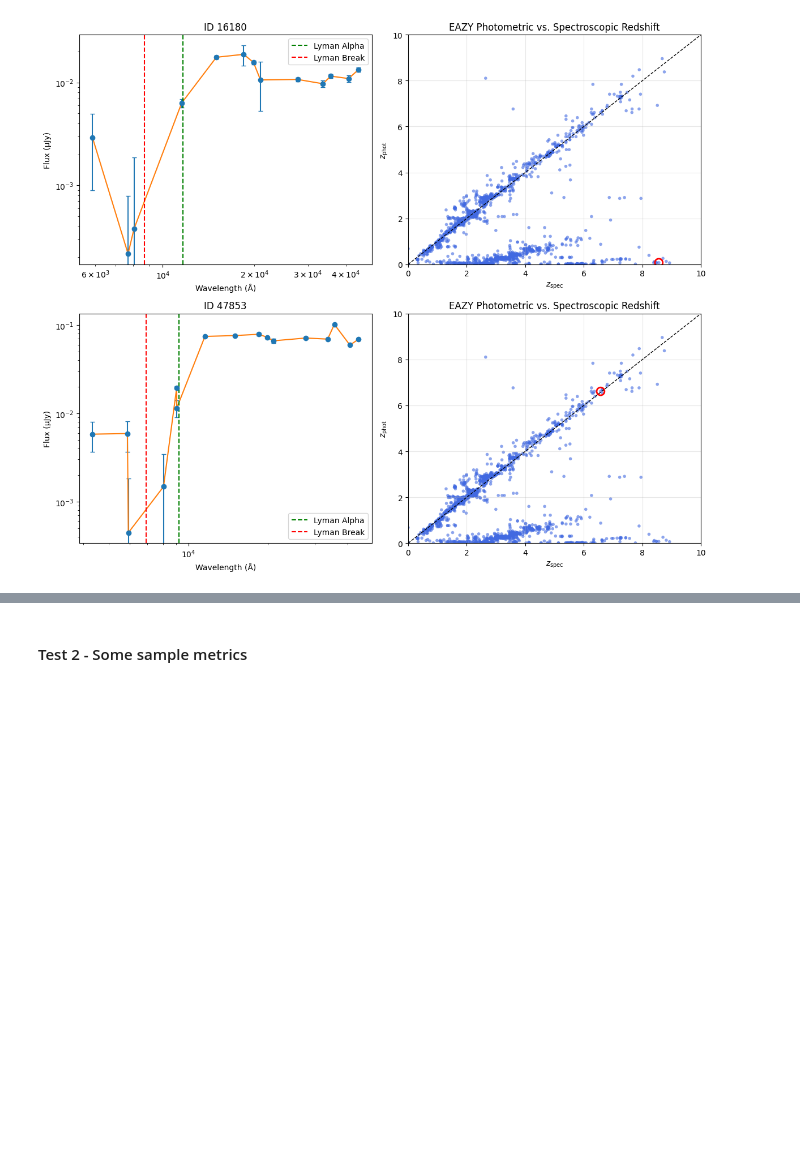
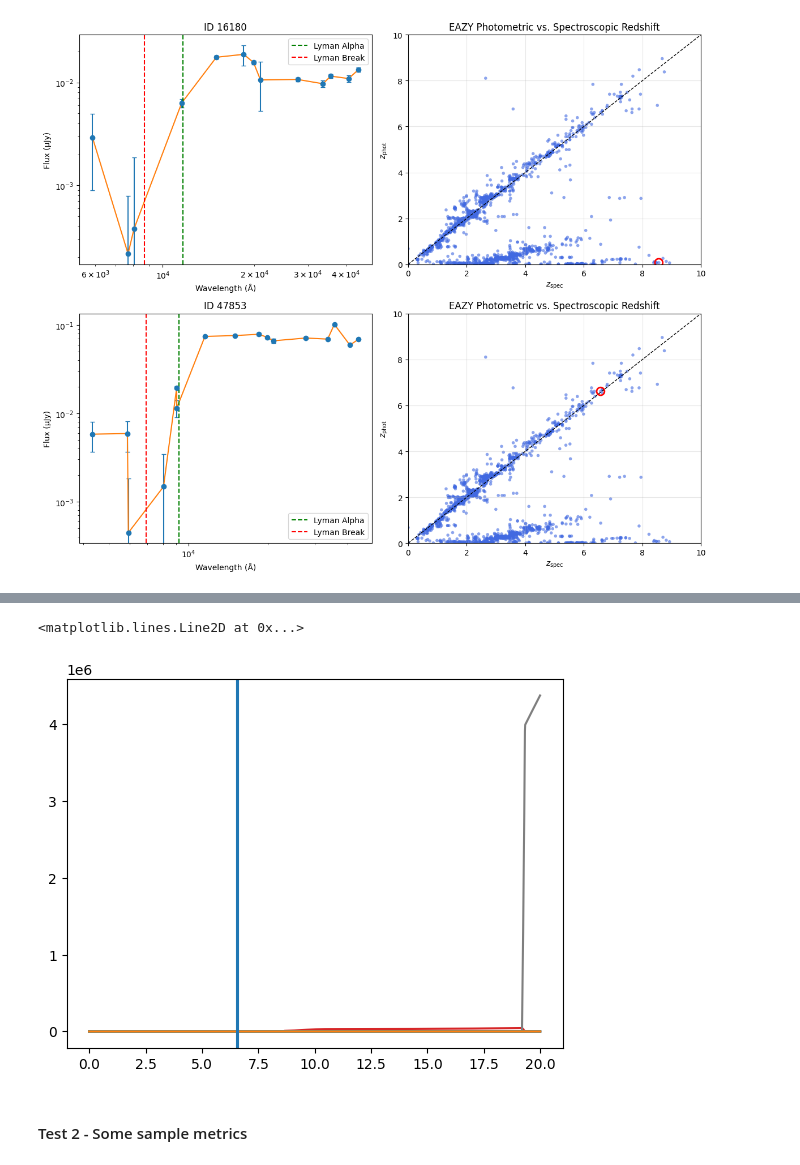
Before and after one commit to sfremy/my-eazy-jwst, a Jupyter notebook: scripts/eazy_imaging.ipynb, the cells around one changed output, grey strips where cells are left out. Saved outputs shown, nothing was run; the diff lists cells and outputs as text; code cells hidden in the pictures; blank space fills up the shorter version.

```diff
--- a/scripts/eazy_imaging.ipynb
+++ b/scripts/eazy_imaging.ipynb
@@ -661,3 +888,11 @@ ValueError: operands could not be broadcast together with shapes (24,1,12) (1,1,
+# %%
+plt.figure()
+plt.plot(ztry, coeffs)
+plt.axvline(target['z_spec'])
+plt.axvline(target['z_a'])
+# %% [output]
+<matplotlib.lines.Line2D at 0x...>
+[figure, added]
 # %% [markdown]
 #### Test 2 - Some sample metrics
 # %%
```
Also changed, not shown: parts of 17 cells of this notebook.
